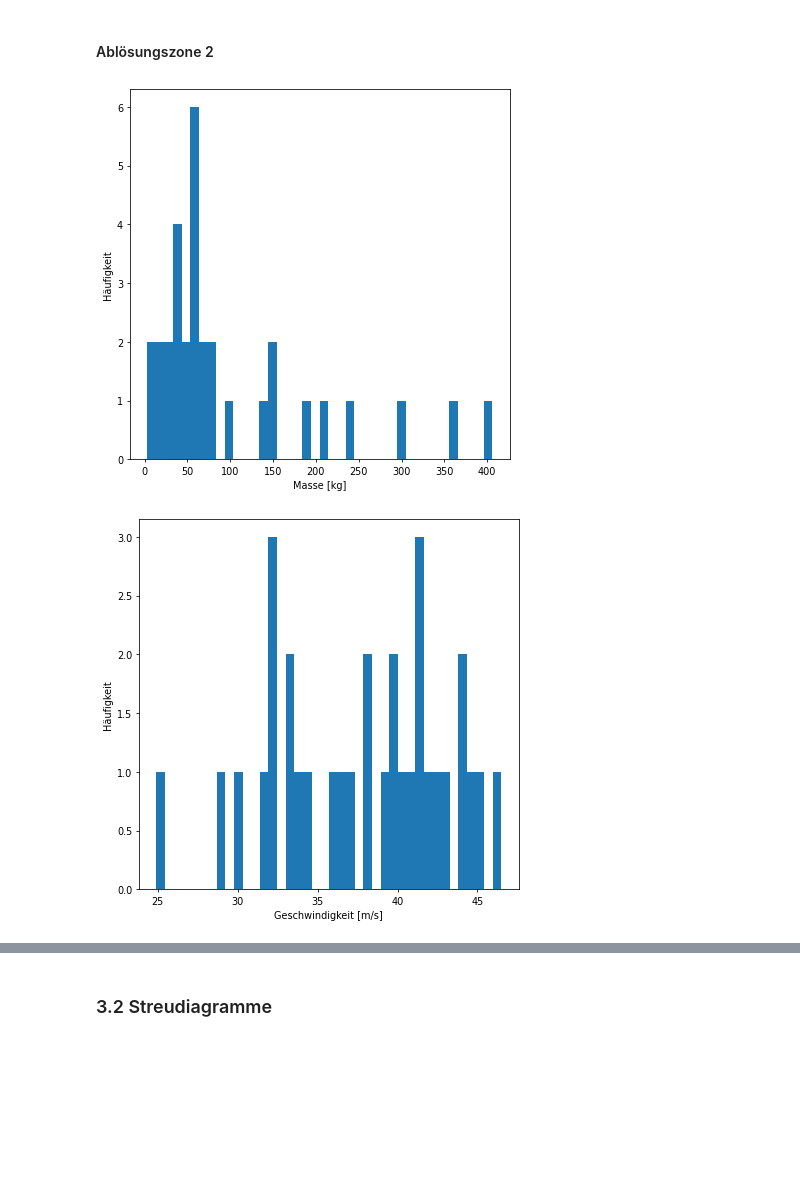
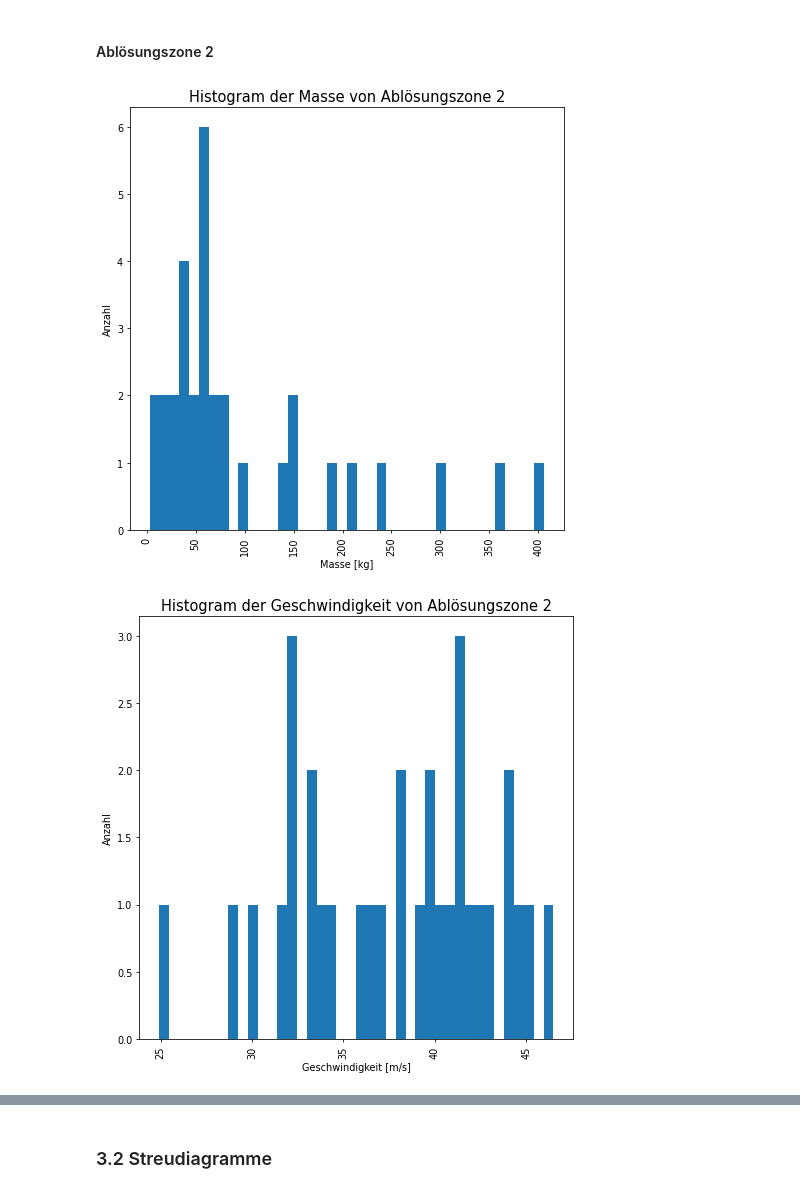
Before and after one commit to 7ben18/FHNW_Steinschlagrisiko, a Jupyter notebook: FHNW_Steinschlagrisiko.ipynb, the cells around one changed output, grey strips where cells are left out. Saved outputs shown, nothing was run; the diff lists cells and outputs as text; code cells hidden in the pictures; blank space fills up the shorter version.

```diff
--- a/FHNW_Steinschlagrisiko.ipynb
+++ b/FHNW_Steinschlagrisiko.ipynb
@@ -110,0 +111,9 @@ Hinweis: Der 0 Wert hatte keinen Einfluss auf den Median.
+# %%
+# Median berechnen
+med = np.median(df2["Masse [kg]"])
+
+# 0-Wert mit Median ersetzen
+df2["Masse [kg]"][23] = med
+
+# Prüfung, dass der neue Wert übernommen wurde
+df2["Masse [kg]"][23]
@@ -131,11 +144,13 @@ In diesem Abschnitt visualisieren und analysieren wir die Daten anhand Histogram
 # %% [markdown]
 ### 3.1 Histogramme
 # %%
-def gen_hist(data, label):
-    plt.figure(figsize=(7, 7), dpi= 70, facecolor="w", edgecolor="k")
+def gen_hist(data, label, h_titel):
+    plt.figure(figsize=(8, 8), dpi= 70, facecolor="w", edgecolor="k")
     plt.hist(data, density=False, bins=40)
-    plt.ylabel("Häufigkeit")
-    plt.xlabel(label);
+    plt.ylabel("Anzahl")
+    plt.xticks(rotation=90)
+    plt.xlabel(label)
+    plt.title(h_titel, fontsize=15);
 # %% [markdown]
 #### Ablösungszone 1
 # %%
@@ -149,10 +168,10 @@ gen_hist(df1["Geschwindigkeit [m/s]"], "Geschwindigkeit [m/s]")
 # %% [markdown]
 #### Ablösungszone 2
 # %%
-gen_hist(df2["Masse [kg]"], "Masse [kg]")
+gen_hist(df2["Masse [kg]"], "Masse [kg]", "Histogram der Masse von Ablösungszone 2")
 # %% [output]
-[figure, old version]
+[figure, new version]
 # %%
-gen_hist(df2["Geschwindigkeit [m/s]"], "Geschwindigkeit [m/s]")
+gen_hist(df2["Geschwindigkeit [m/s]"], "Geschwindigkeit [m/s]", "Histogram der Geschwindigkeit von Ablösungszone 2")
 # %% [output]
-[figure, old version]
+[figure, new version]
```
Also changed, not shown: parts of 33 cells of this notebook.
